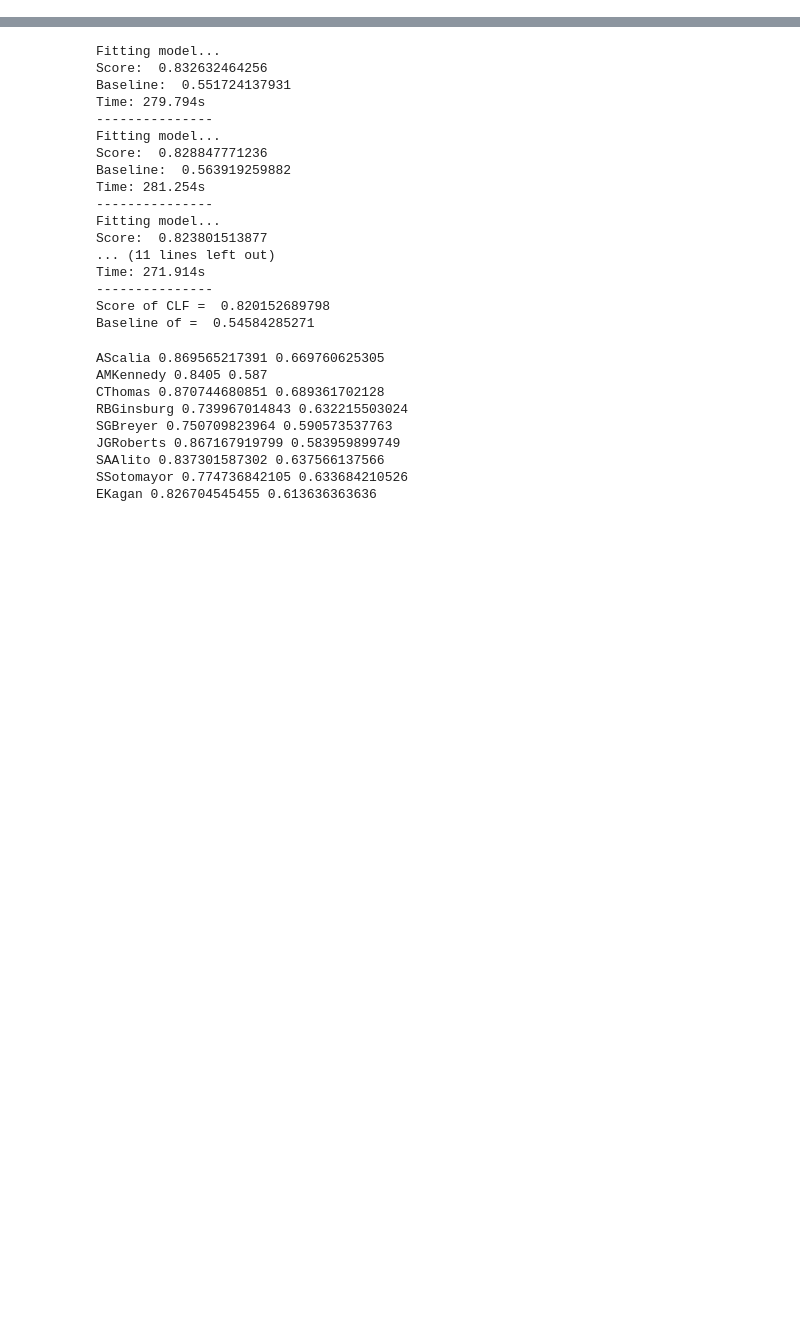
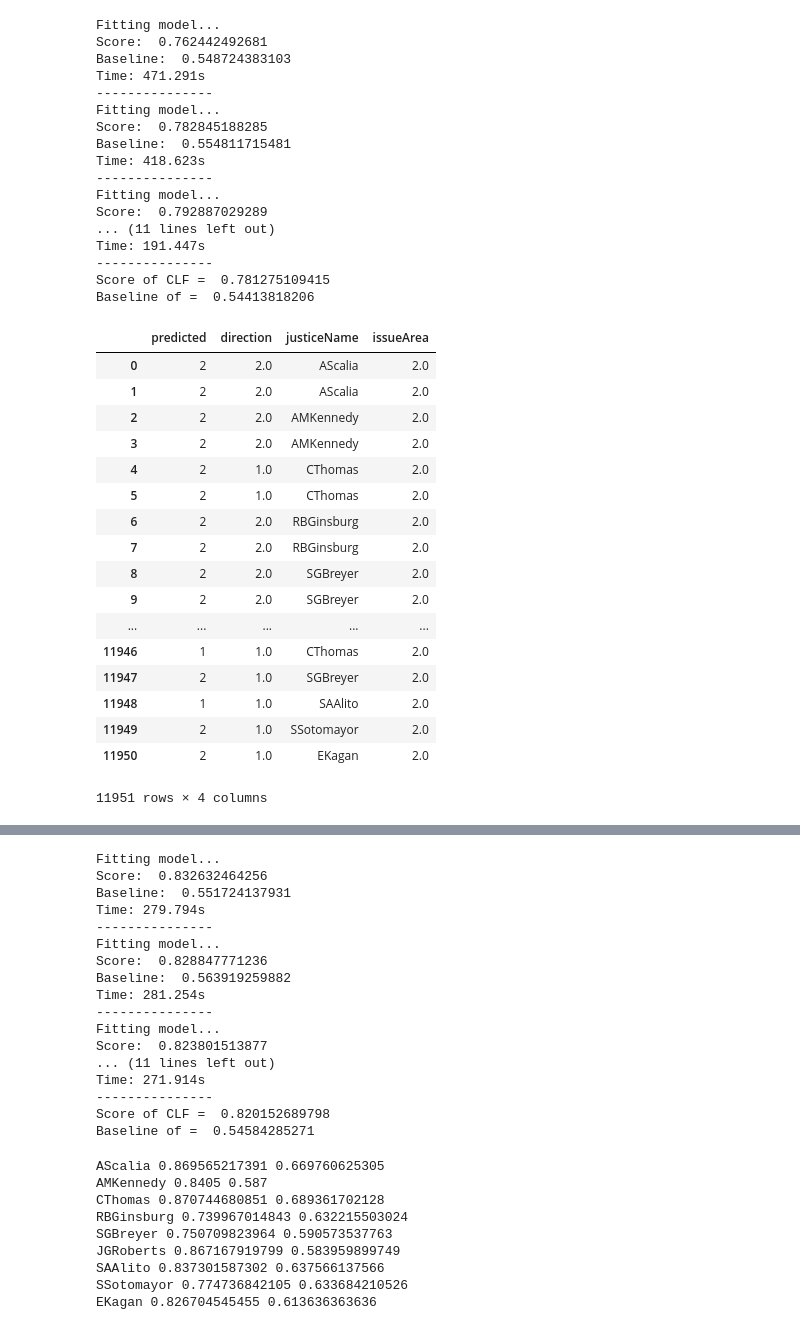
Before and after one commit to slarrain/MachineLearning, a Jupyter notebook: project/Analysis_2.ipynb, the cells around one changed output, grey strips where cells are left out. Saved outputs shown, nothing was run; the diff lists cells and outputs as text; code cells hidden in the pictures; blank space fills up the shorter version.

```diff
--- a/project/Analysis_2.ipynb
+++ b/project/Analysis_2.ipynb
@@ -29,0 +44,2 @@ def tfvecto(list_of_facts, x=1):
+# %%
+jn = pd.get_dummies(cur_df.justiceName, sparse=True)
@@ -29,0 +48,44 @@ def tfvecto(list_of_facts, x=1):
+# %%
+A = sparse.coo_matrix(jn)
+# %%
+Q = sparse.hstack([X, A])
+# %%
+W = Q.tocsr()
+# %%
+cross_v(W, cur_df)
+# %% [output]
+Fitting model...
+Score:  0.762442492681
+Baseline:  0.548724383103
+Time: 471.291s
+---------------
+Fitting model...
+Score:  0.782845188285
+Baseline:  0.554811715481
+Time: 418.623s
+---------------
+Fitting model...
+Score:  0.792887029289
+... (11 lines left out)
+Time: 191.447s
+---------------
+Score of CLF =  0.781275109415
+Baseline of =  0.54413818206
+|  | predicted | direction | justiceName | issueArea |
+| 0 | 2 | 2.0 | AScalia | 2.0 |
+| 1 | 2 | 2.0 | AScalia | 2.0 |
+| 2 | 2 | 2.0 | AMKennedy | 2.0 |
+| 3 | 2 | 2.0 | AMKennedy | 2.0 |
+| 4 | 2 | 1.0 | CThomas | 2.0 |
+| 5 | 2 | 1.0 | CThomas | 2.0 |
+| 6 | 2 | 2.0 | RBGinsburg | 2.0 |
+| 7 | 2 | 2.0 | RBGinsburg | 2.0 |
+| 8 | 2 | 2.0 | SGBreyer | 2.0 |
+| 9 | 2 | 2.0 | SGBreyer | 2.0 |
+| ... | ... | ... | ... | ... |
+| 11946 | 1 | 1.0 | CThomas | 2.0 |
+| 11947 | 2 | 1.0 | SGBreyer | 2.0 |
+| 11948 | 1 | 1.0 | SAAlito | 2.0 |
+| 11949 | 2 | 1.0 | SSotomayor | 2.0 |
+| 11950 | 2 | 1.0 | EKagan | 2.0 |
+11951 rows × 4 columns
```
Also changed, not shown: parts of 10 cells of this notebook, 1 other file.
